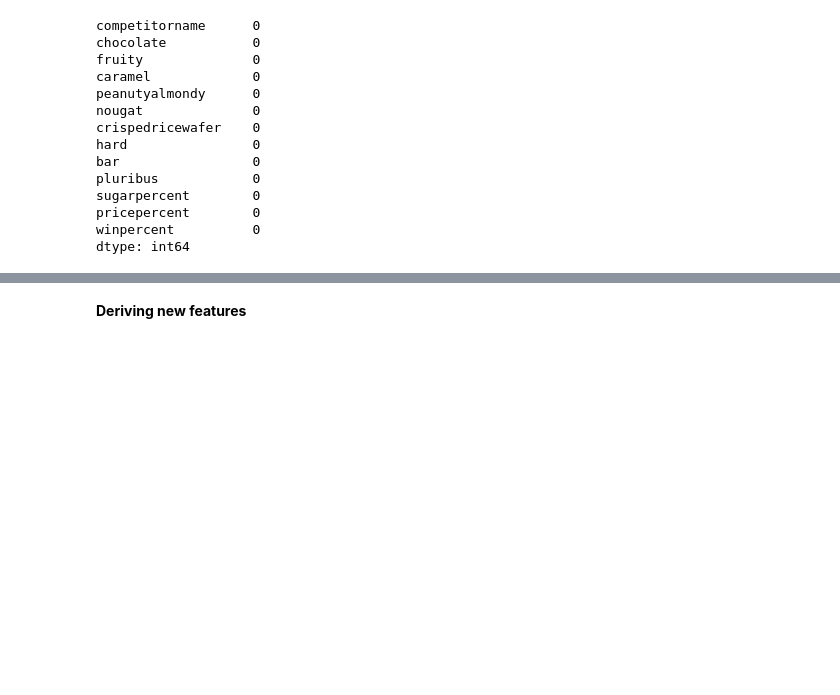
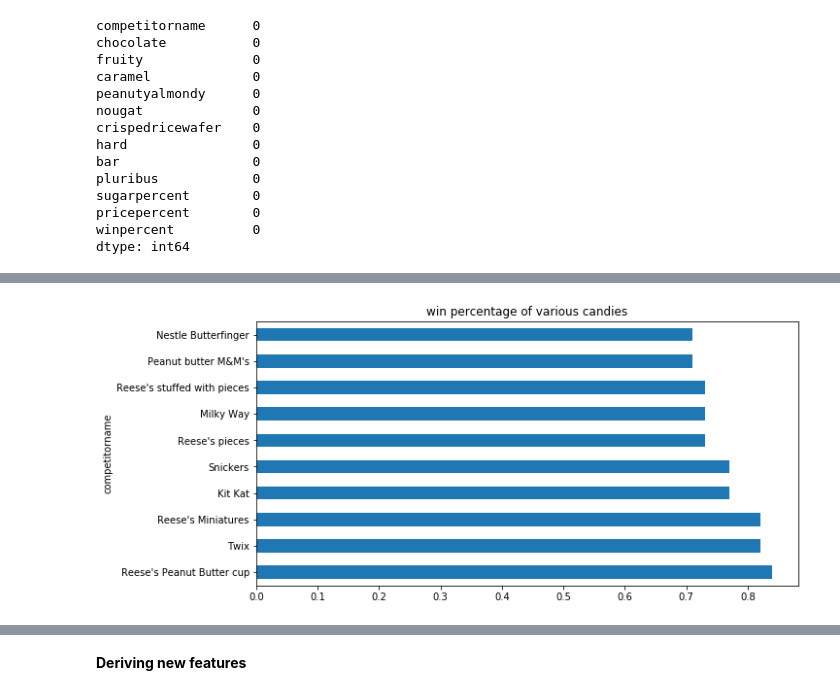
Before and after one commit to sagarnil1989/Lidl_Candy, a Jupyter notebook: LidlCandyCaseStudy.ipynb, the cells around one changed output, grey strips where cells are left out. Drawn from its saved outputs; the diff is of its cells as text; code cells hidden in the pictures; blank space fills up the shorter version.

```diff
--- a/LidlCandyCaseStudy.ipynb
+++ b/LidlCandyCaseStudy.ipynb
@@ -93,0 +107,6 @@ data['winpercent'] = data['winpercent']/100
+# %%
+popularity = data[['competitorname','winpercent']].sort_values(by='winpercent',ascending=False)
+popularity.head(10).plot(x='competitorname',y='winpercent',kind='barh',title='win percentage of various candies',sort_columns=True,figsize = (10,5),legend=False)
+plt.show()
+# %% [output]
+[figure, added]
```
Also changed, not shown: parts of 59 cells of this notebook, 16 other files.
